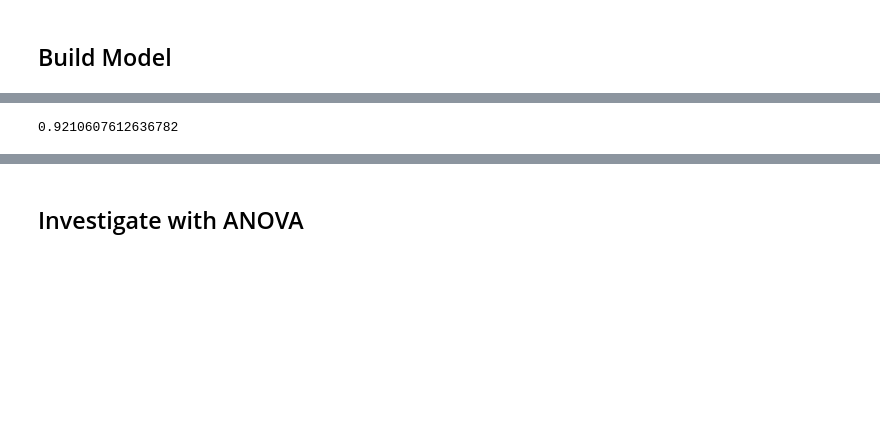
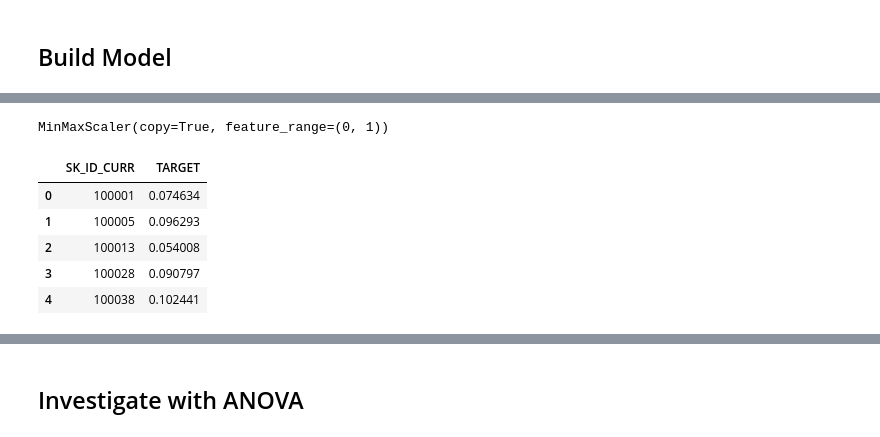
Before and after one commit to robahall/hcdr, a Jupyter notebook: notebooks/4.0-rah-LogReg.ipynb, the cells around one changed output, grey strips where cells are left out. Saved outputs shown, nothing was run; the diff lists cells and outputs as text; code cells hidden in the pictures; blank space fills up the shorter version.

```diff
--- a/notebooks/4.0-rah-LogReg.ipynb
+++ b/notebooks/4.0-rah-LogReg.ipynb
@@ -67 +156,3 @@ X_train, X_test, y_train, y_test = train_test_split(cleanTrain.iloc[:,1:],
+# %%
+cleanTrain = scaler.transform(cleanTrain)
 # %%
@@ -69,4 +160,5 @@ clf = linear_model.LogisticRegression().fit(X_train, y_train)
-# %%
-clf.score(X_test, y_test)
-# %% [output]
-0.9210607612636782
+# %%
+scaler = MinMaxScaler(feature_range = (0, 1))
+scaler.fit(cleanTest)
+# %% [output]
+MinMaxScaler(copy=True, feature_range=(0, 1))
@@ -72,0 +167,12 @@ clf.score(X_test, y_test)
+# %%
+sub = pd.DataFrame(cleanTestId)
+sub['TARGET'] = clf.predict_proba(cleanTest)[:, 1]
+
+sub.head()
+# %% [output]
+|  | SK_ID_CURR | TARGET |
+| 0 | 100001 | 0.074634 |
+| 1 | 100005 | 0.096293 |
+| 2 | 100013 | 0.054008 |
+| 3 | 100028 | 0.090797 |
+| 4 | 100038 | 0.102441 |
```
Also changed, not shown: parts of 32 cells of this notebook.
